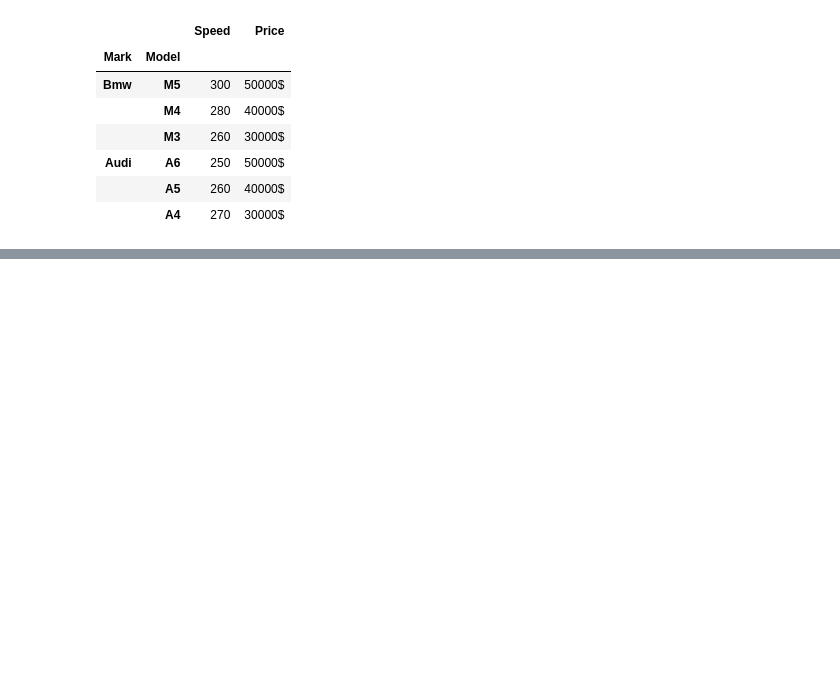
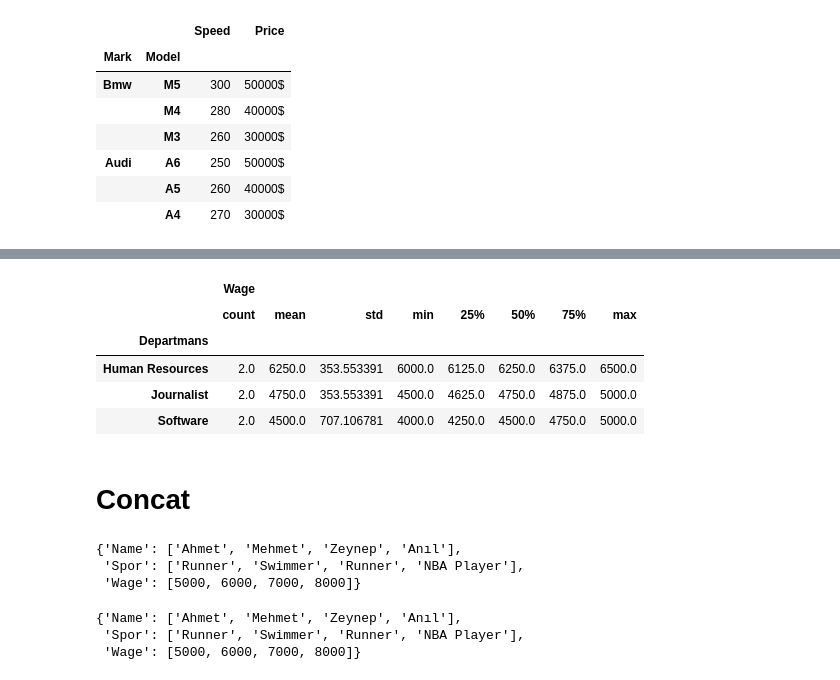
Before and after one commit to anildursunipek/python-modules, a Jupyter notebook: pandas/pandas.ipynb, the cells around one changed output, grey strips where cells are left out. Drawn from its saved outputs; the diff is of its cells as text; code cells hidden in the pictures; blank space fills up the shorter version.

```diff
--- a/pandas/pandas.ipynb
+++ b/pandas/pandas.ipynb
@@ -294,0 +374,4 @@ carDataFrame
+# %%
+wageDict = {'Departmans': ["Software","Software","Journalist","Journalist","Human Resources","Human Resources"],
+            "Worker":["Jack","Robert","Marianna","James","Adriana","Gabriel"],
+           "Wage":[5000,4000,4500,5000,6000,6500]}
@@ -294,0 +389,3 @@ carDataFrame
+# %%
+wageDataFrame = pd.DataFrame(wageDict)
+wageDataFrame
@@ -294,0 +400,2 @@ carDataFrame
+# %%
+groupObject = wageDataFrame.groupby("Departmans")
@@ -294,0 +442,26 @@ carDataFrame
+# %%
+groupObject.describe()
+# %% [output]
+|  | Wage |  |  |  |  |  |  |  |
+|  | count | mean | std | min | 25% | 50% | 75% | max |
+| Departmans |  |  |  |  |  |  |  |  |
+| Human Resources | 2.0 | 6250.0 | 353.553391 | 6000.0 | 6125.0 | 6250.0 | 6375.0 | 6500.0 |
+| Journalist | 2.0 | 4750.0 | 353.553391 | 4500.0 | 4625.0 | 4750.0 | 4875.0 | 5000.0 |
+| Software | 2.0 | 4500.0 | 707.106781 | 4000.0 | 4250.0 | 4500.0 | 4750.0 | 5000.0 |
+# %% [markdown]
+# Concat
+# %%
+dict1 = {'Name': ['Ahmet','Mehmet','Zeynep','Anıl'],
+         'Spor': ['Runner','Swimmer','Runner','NBA Player'],
+         'Wage':[5000,6000,7000,8000]}
+dict1
+# %% [output]
+{'Name': ['Ahmet', 'Mehmet', 'Zeynep', 'Anıl'],
+ 'Spor': ['Runner', 'Swimmer', 'Runner', 'NBA Player'],
+ 'Wage': [5000, 6000, 7000, 8000]}
+# %%
+dict1
+# %% [output]
+{'Name': ['Ahmet', 'Mehmet', 'Zeynep', 'Anıl'],
+ 'Spor': ['Runner', 'Swimmer', 'Runner', 'NBA Player'],
+ 'Wage': [5000, 6000, 7000, 8000]}
```
Also changed, not shown: parts of 59 cells of this notebook.
